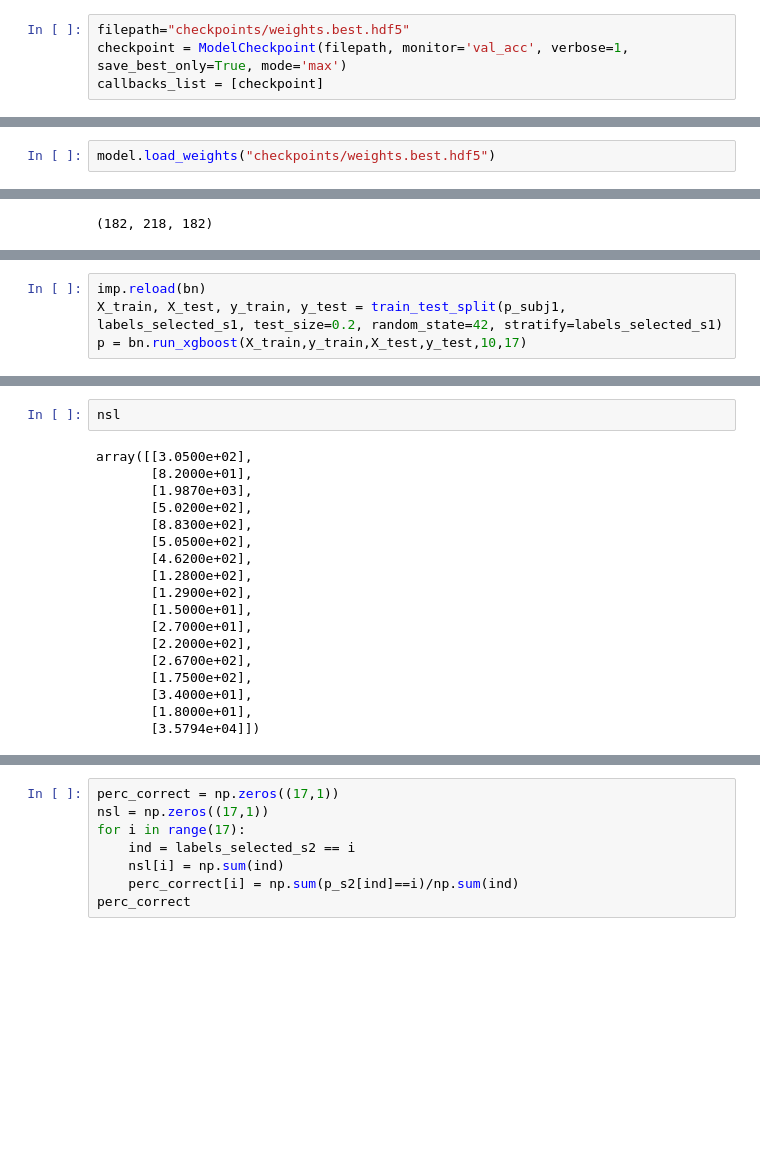
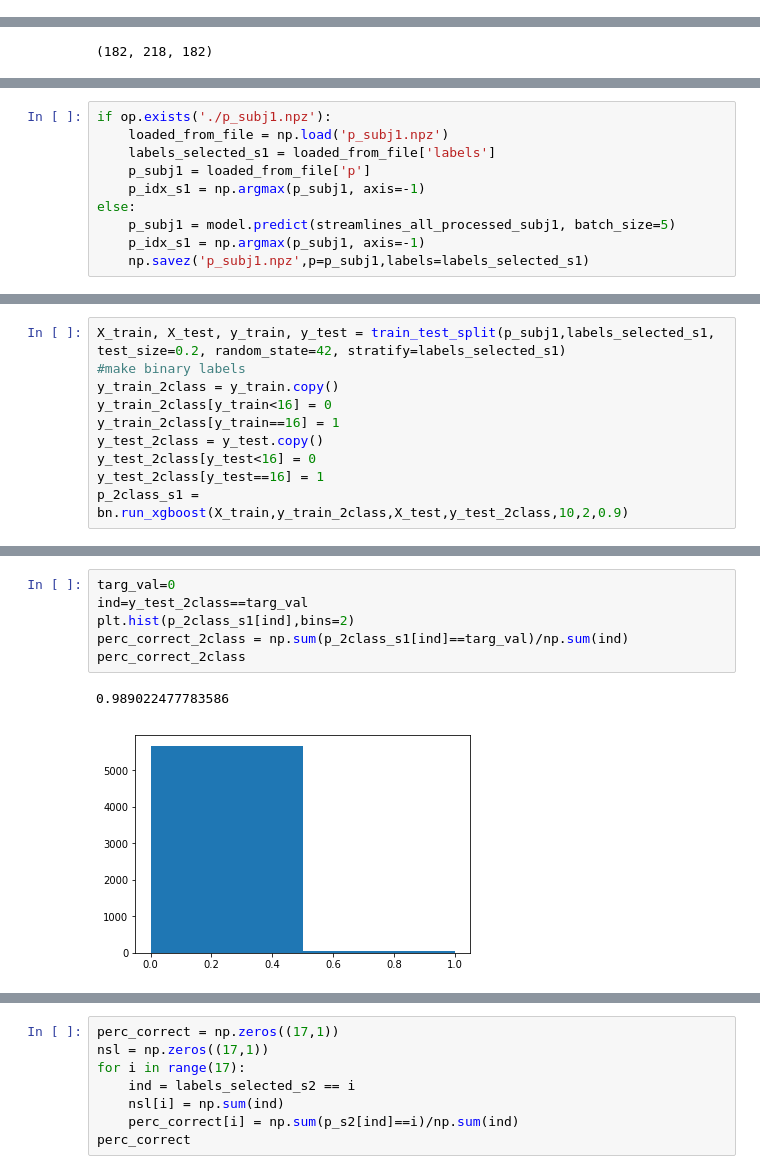
Before and after one commit to uw-biomedical-ml/bundlenet, a Jupyter notebook: recobundlenet+xgboost.ipynb, the cells around one changed output, grey strips where cells are left out. Cells and saved outputs as stored; diff of their text form; blank space fills up the shorter version.

```diff
--- a/recobundlenet+xgboost.ipynb
+++ b/recobundlenet+xgboost.ipynb
@@ -140,4 +124,0 @@ model.compile(loss=keras.losses.categorical_crossentropy,
-# %%
-filepath="checkpoints/weights.best.hdf5"
-checkpoint = ModelCheckpoint(filepath, monitor='val_acc', verbose=1, save_best_only=True, mode='max')
-callbacks_list = [checkpoint]
@@ -171,2 +124,0 @@ Epoch 00016: val_acc did not improve from 1.00000
-# %%
-model.load_weights("checkpoints/weights.best.hdf5")
@@ -203,3 +170,13 @@ p_idx_s1 = np.argmax(p_subj1, axis=-1)
+# %%
+if op.exists('./p_subj1.npz'):
+    loaded_from_file = np.load('p_subj1.npz')
+    labels_selected_s1 = loaded_from_file['labels']
+    p_subj1 = loaded_from_file['p']
+    p_idx_s1 = np.argmax(p_subj1, axis=-1)
+else:
+    p_subj1 = model.predict(streamlines_all_processed_subj1, batch_size=5)
+    p_idx_s1 = np.argmax(p_subj1, axis=-1)
+    np.savez('p_subj1.npz',p=p_subj1,labels=labels_selected_s1)
 # %%
 bn.print_accuarcystats(p_idx_s1[labels_selected_s1<16],labels_selected_s1[labels_selected_s1<16])
 # %% [output]
@@ -209,4 +186,10 @@ Jaccard is: 0.9906597427944098
 # %%
-imp.reload(bn)
-X_train, X_test, y_train, y_test = train_test_split(p_subj1,  labels_selected_s1, test_size=0.2, random_state=42, stratify=labels_selected_s1)
-p = bn.run_xgboost(X_train,y_train,X_test,y_test,10,17)
+X_train, X_test, y_train, y_test = train_test_split(p_subj1,labels_selected_s1, test_size=0.2, random_state=42, stratify=labels_selected_s1)
+#make binary labels
+y_train_2class = y_train.copy()
+y_train_2class[y_train<16] = 0
+y_train_2class[y_train==16] = 1
+y_test_2class = y_test.copy()
+y_test_2class[y_test<16] = 0
+y_test_2class[y_test==16] = 1
+p_2class_s1 = bn.run_xgboost(X_train,y_train_2class,X_test,y_test_2class,10,2,0.9)
@@ -255,21 +196,10 @@ array([[0.95737705],
-# %%
-nsl
-# %% [output]
-array([[3.0500e+02],
-       [8.2000e+01],
-       [1.9870e+03],
-       [5.0200e+02],
-       [8.8300e+02],
-       [5.0500e+02],
-       [4.6200e+02],
-       [1.2800e+02],
-       [1.2900e+02],
-       [1.5000e+01],
-       [2.7000e+01],
-       [2.2000e+02],
-       [2.6700e+02],
-       [1.7500e+02],
-       [3.4000e+01],
-       [1.8000e+01],
-       [3.5794e+04]])
+# %%
+targ_val=0
+ind=y_test_2class==targ_val
+plt.hist(p_2class_s1[ind],bins=2)
+perc_correct_2class = np.sum(p_2class_s1[ind]==targ_val)/np.sum(ind)
+perc_correct_2class
+# %% [output]
+0.989022477783586
+[figure, added]
 # %%
```
Also changed, not shown: parts of 41 cells of this notebook.
